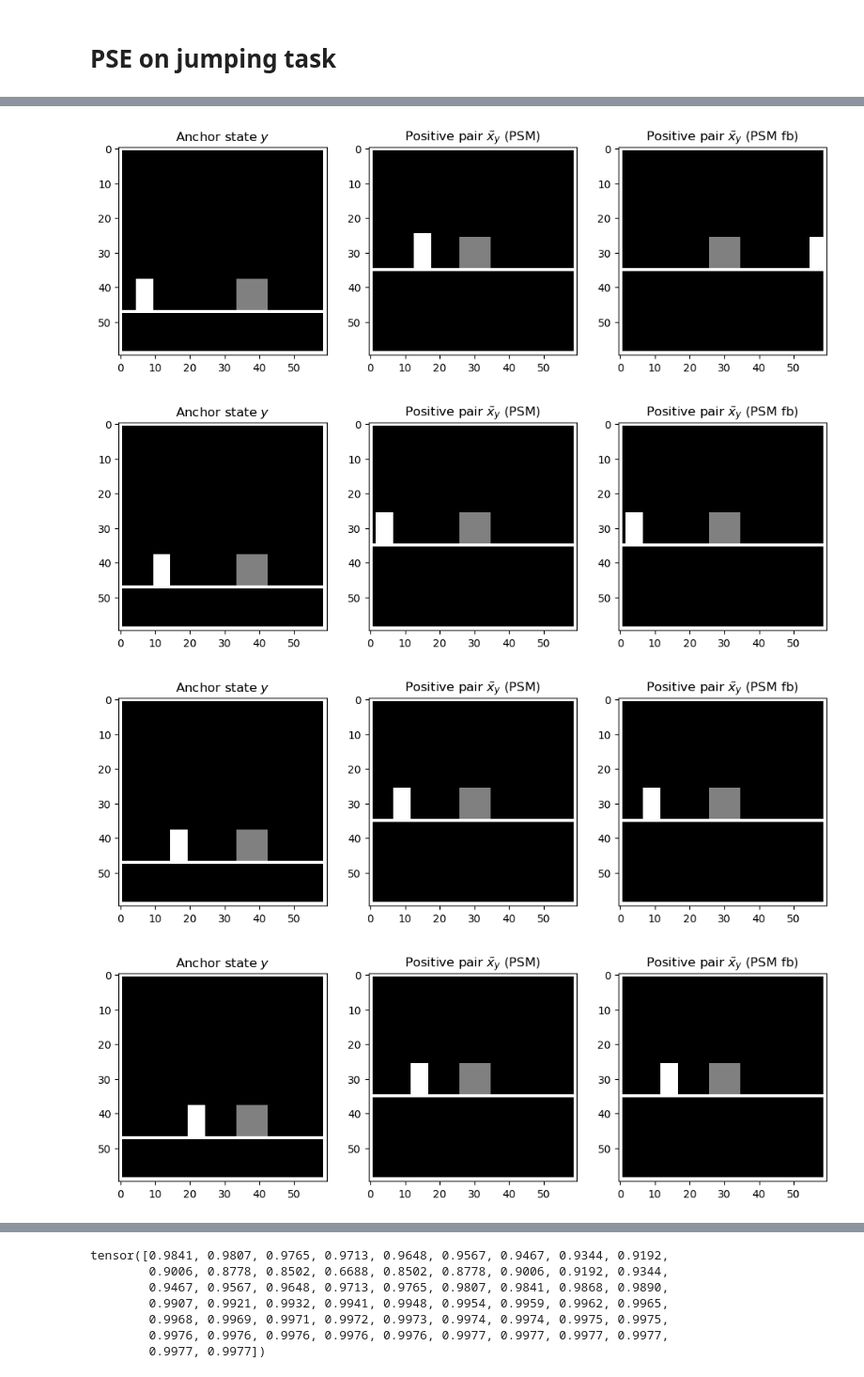
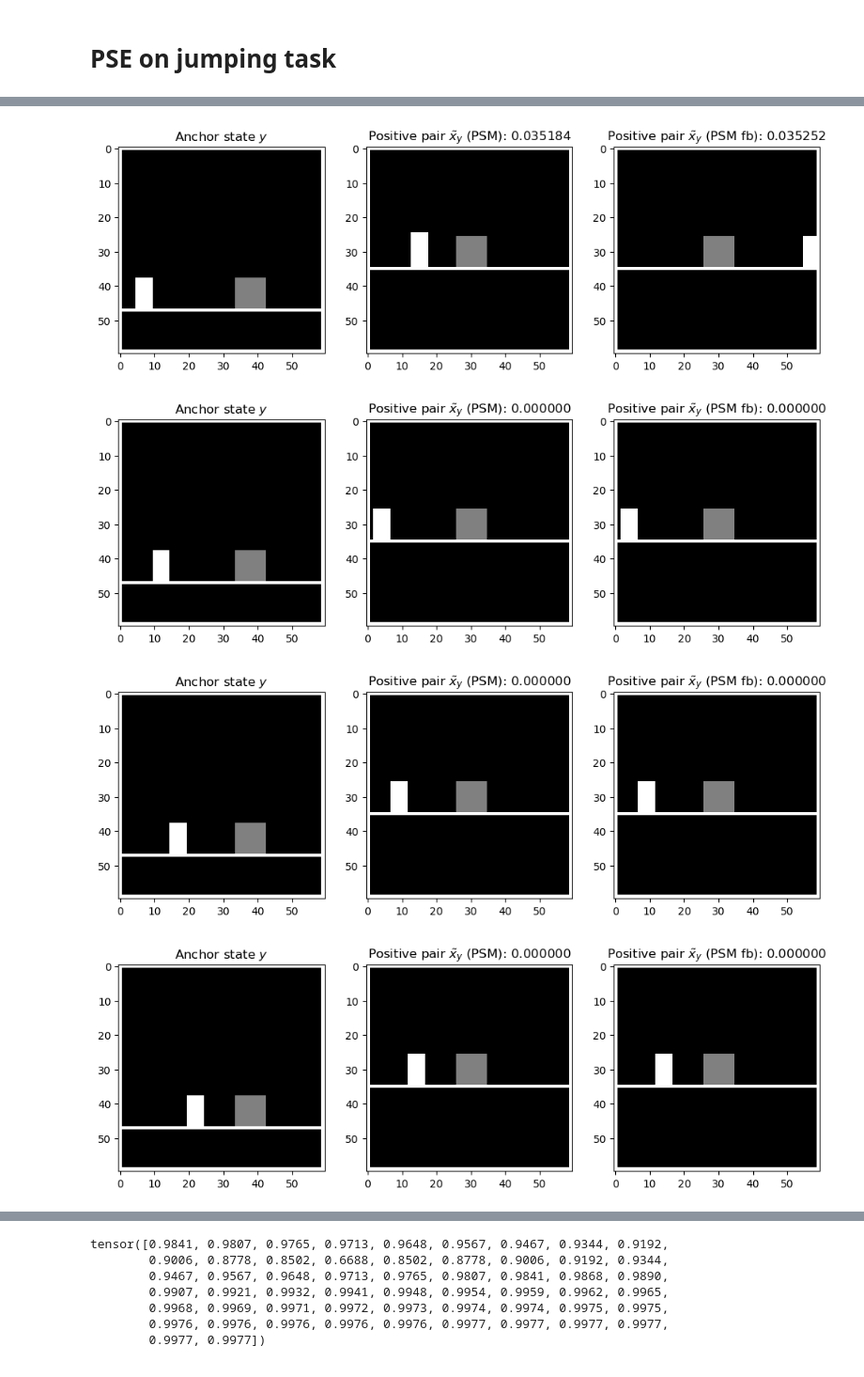
Before and after one commit to manusimidt/jku_master_thesis, a Jupyter notebook: jumping/visualize_psm.ipynb, the cells around one changed output, grey strips where cells are left out. Shown at 94% size. Drawn from its saved outputs; the diff is of its cells as text; code cells hidden in the pictures.

```diff
--- a/jumping/visualize_psm.ipynb
+++ b/jumping/visualize_psm.ipynb
@@ -187,6 +187,7 @@ for compare_idx in range(0, len(actions_y)):
             states_x[idx_forward],
             states_x[idx_fb],
             "Anchor state $y$",
-            "Positive pair $\\tilde{x}_y$ (PSM)",
-            "Positive pair $\\tilde{x}_y$ (PSM fb)", scale=4)
+            "Positive pair $\\tilde{x}_y$ (PSM): " + f"{psm_forward[idx_forward, compare_idx].item():.6f}",
+            "Positive pair $\\tilde{x}_y$ (PSM fb): "  + f"{psm_fb[idx_fb, compare_idx].item():.6f}",
+            scale=4)
 # %% [output]
@@ -194,4 +195,4 @@ for compare_idx in range(0, len(actions_y)):
-[figure, old version]
+[figure, new version]
-[figure, old version]
+[figure, new version]
-[figure, old version]
+[figure, new version]
-[figure, old version]
+[figure, new version]
```
Also changed, not shown: parts of 2 cells of this notebook, 1 other file.
